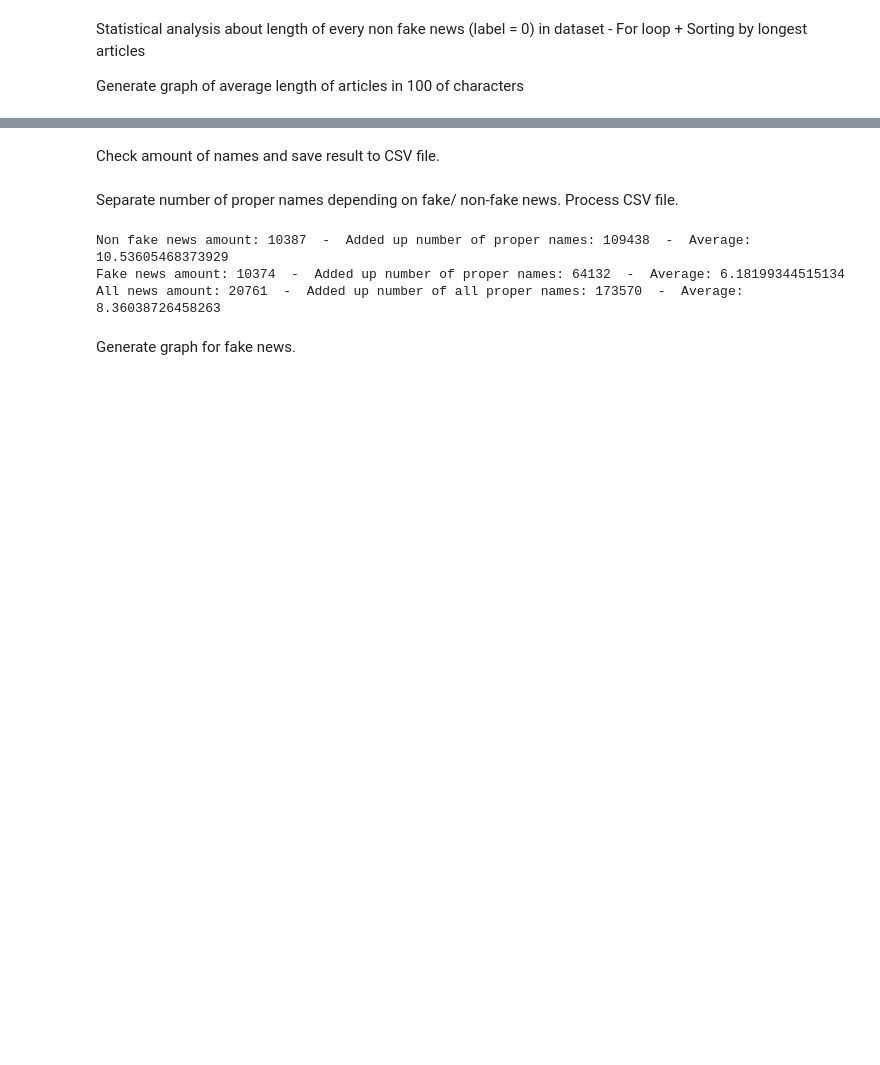
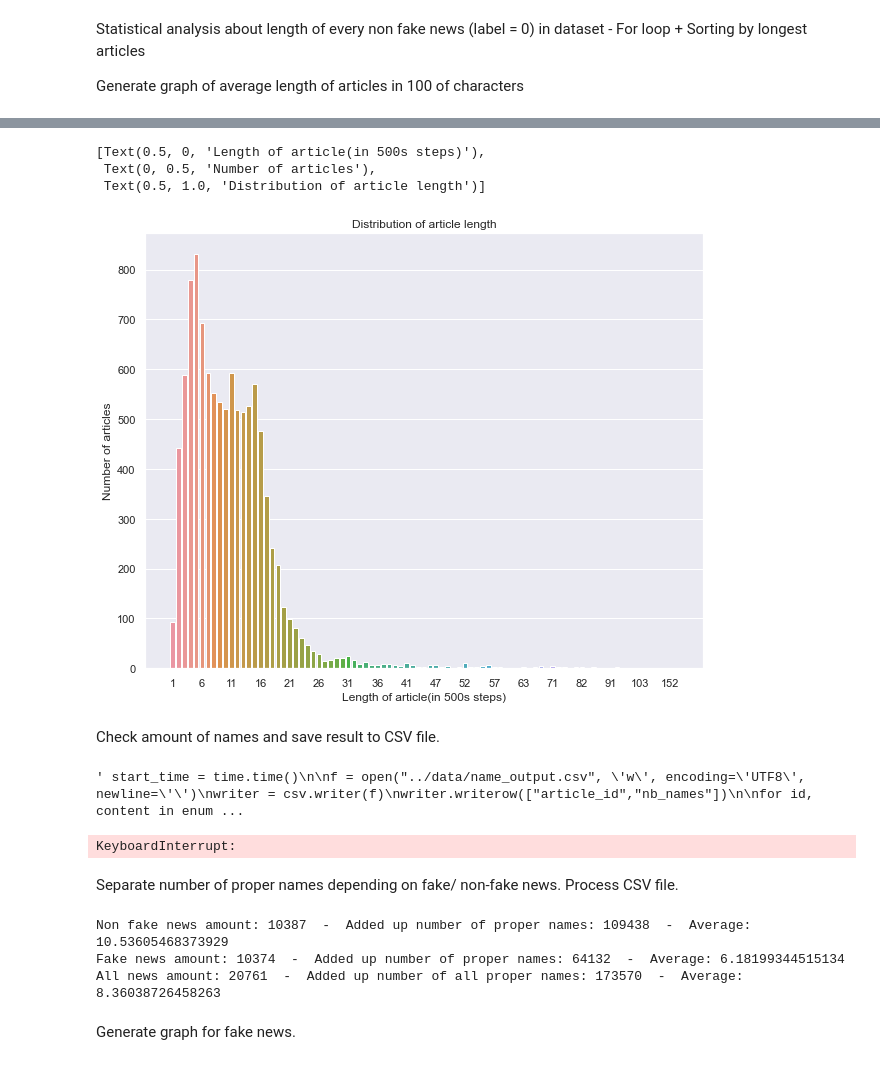
Before and after one commit to GeoffreyKarnbach/Fake-News-Detector-AI, a Jupyter notebook: src/analyse.ipynb, the cells around one changed output, grey strips where cells are left out. Saved outputs shown, nothing was run; the diff lists cells and outputs as text; code cells hidden in the pictures; blank space fills up the shorter version.

```diff
--- a/src/analyse.ipynb
+++ b/src/analyse.ipynb
@@ -136,3 +82,13 @@ ax.set(xlabel = '100 of characters', ylabel='Number of articles', title='Length
+# %%
+plt.close()
+ax = sns.countplot(x=df.loc[df["label"] == 0]["text_length"])
+ax.locator_params(axis='x', nbins=20)
+ax.set(xlabel = 'Length of article(in 500s steps)', ylabel='Number of articles', title='Distribution of article length')
+# %% [output]
+[Text(0.5, 0, 'Length of article(in 500s steps)'),
+ Text(0, 0.5, 'Number of articles'),
+ Text(0.5, 1.0, 'Distribution of article length')]
+[figure, added]
 # %% [markdown]
 Check amount of names and save result to CSV file.
 # %%
@@ -154,9 +110,9 @@ def get_human_names(text):
             name = ''
         person = []
 
-    return (person_list)
+    return len(person_list)
 
-start_time = time.time()
+""" start_time = time.time()
 
 f = open("../data/name_output.csv", 'w', encoding='UTF8', newline='')
 writer = csv.writer(f)
@@ -171,7 +127,13 @@ for id, content in enumerate(df["text"]):
         pass
 
 print(time.time()-start_time)
-f.close()
+f.close() """
+# %% [output]
+' start_time = time.time()\n\nf = open("../data/name_output.csv", \'w\', encoding=\'UTF8\', newline=\'\')\nwriter = csv.writer(f)\nwriter.writerow(["article_id","nb_names"])\n\nfor id, content in enum ...
+# %%
+df["text_names"] = df["text"].apply(lambda x: get_human_names(str(x)))
+# %% [output]
+KeyboardInterrupt:
 # %% [markdown]
 Separate number of proper names depending on fake/ non-fake news.
 Process CSV file.
```
Also changed, not shown: parts of 11 cells of this notebook, 4 other files.
